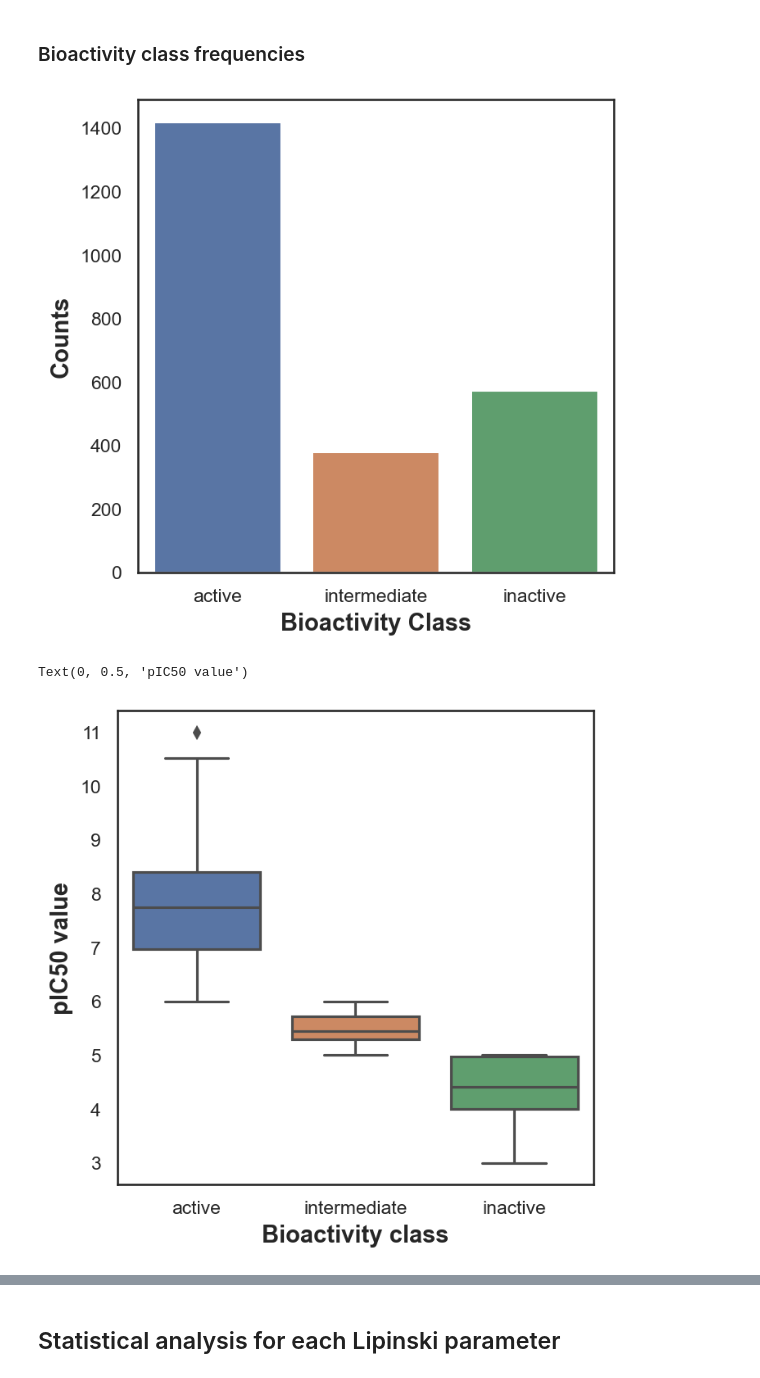
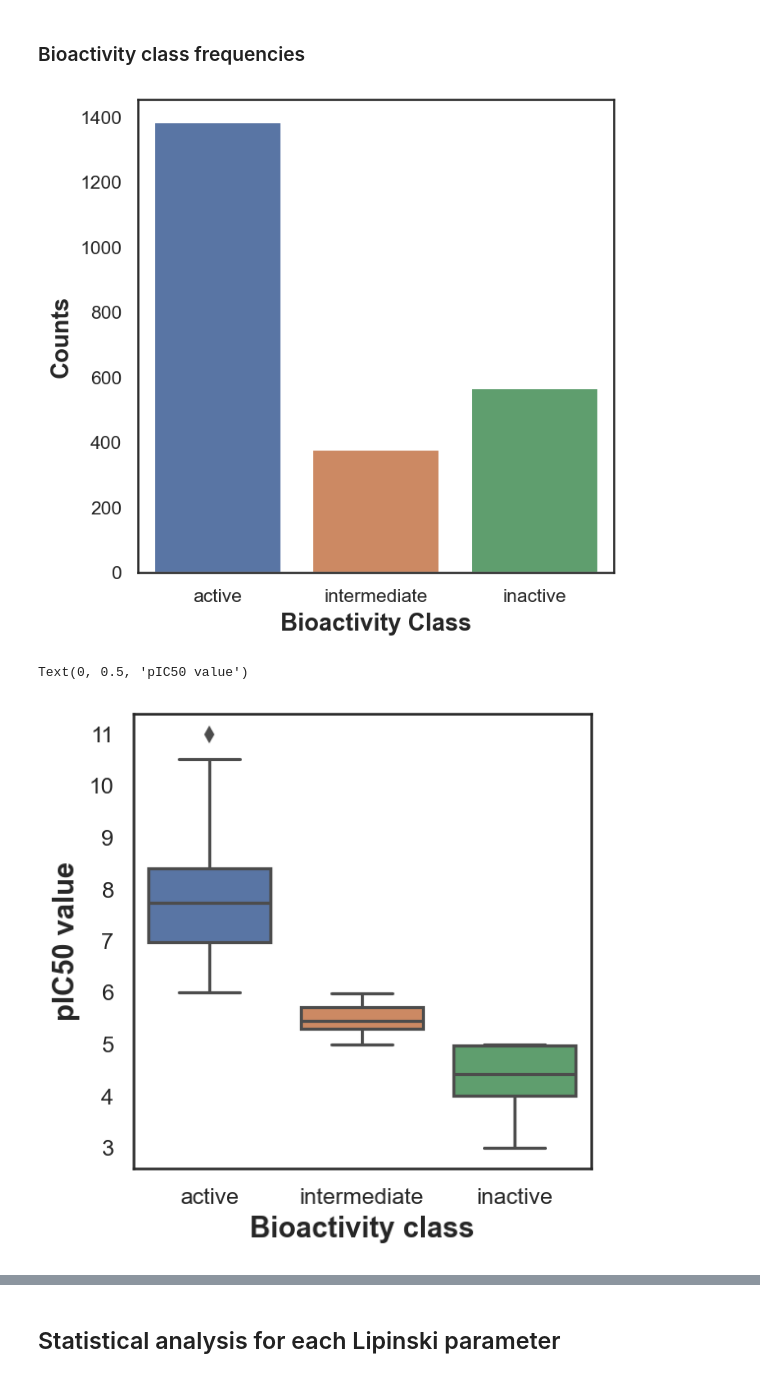
Before and after one commit to FabianHeide/MMP9_drug_discovery, a Jupyter notebook: MMP9_data_analysis.ipynb, the cells around one changed output, grey strips where cells are left out. Drawn from its saved outputs; the diff is of its cells as text; code cells hidden in the pictures.

```diff
--- a/MMP9_data_analysis.ipynb
+++ b/MMP9_data_analysis.ipynb
@@ -6,7 +6,8 @@ import pandas as pd
 import seaborn as sns
 import matplotlib.pyplot as plt
 
-df1 = pd.read_csv('data/MMP9_sm_activity_proc2.csv')
+df1 = pd.read_csv('data/MMP9_sm_activity_proc3.csv')
+df1 = df1[df1['ADV_affinity'] != 0.0]
 
 sns.set(rc={"figure.dpi":150, 'savefig.dpi':150})
 sns.set_style("white")
@@ -28,17 +29,17 @@ plt.ylabel('Counts', fontsize=14, fontweight='bold')
 
 plt.show()
 # %% [output]
-[figure, old version]
+[figure, new version]
 # %%
-plt.figure(figsize=(5,5))
+plt.figure(figsize=(4,4))
 
 sns.boxplot(x ='activity_class', y = 'pIC50', data = df1)
 
 plt.xlabel('Bioactivity class', fontsize=14, fontweight='bold')
 plt.ylabel('pIC50 value', fontsize=14, fontweight='bold')
 # %% [output]
 Text(0, 0.5, 'pIC50 value')
-[figure, old version]
+[figure, new version]
 # %%
 plt.figure(figsize=(6,5))
 
```
Also changed, not shown: parts of 10 cells of this notebook, 9 other files.
